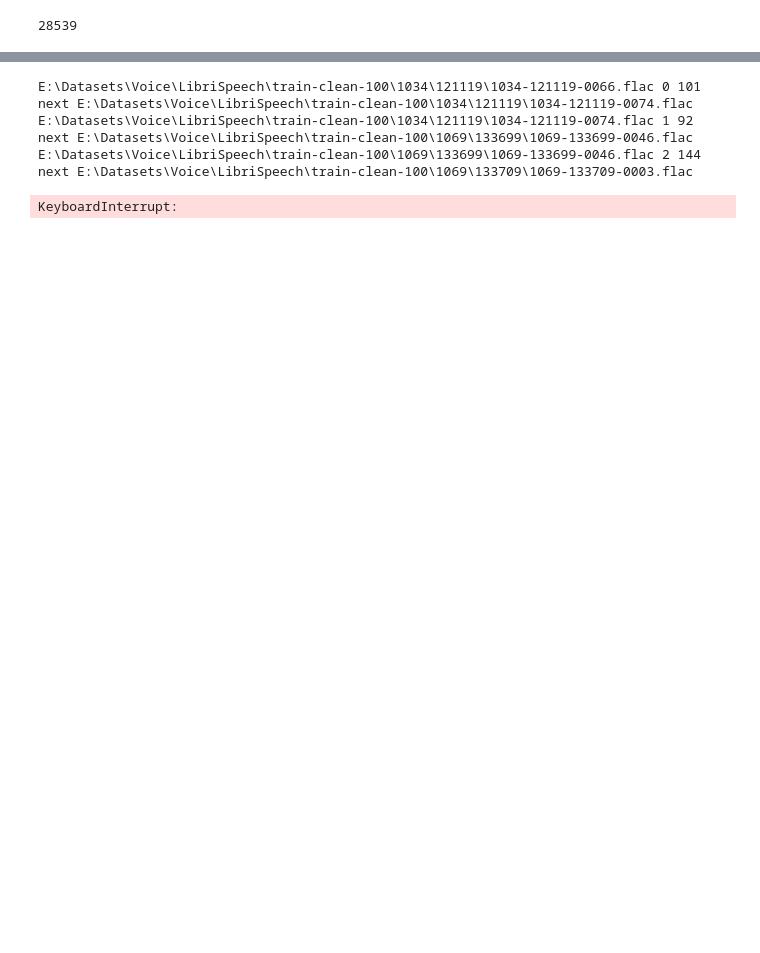
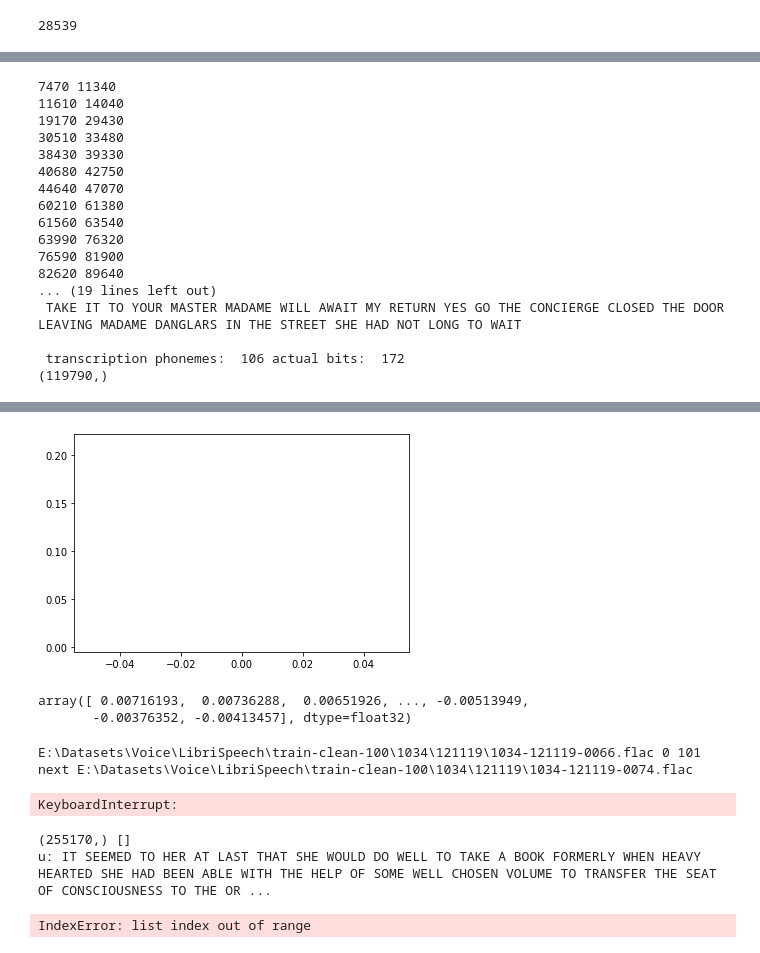
Before and after one commit to Majkil/Artefact, a Jupyter notebook: Model Training.ipynb, the cells around one changed output, grey strips where cells are left out. Cells and saved outputs as stored; diff of their text form; code cells hidden in the pictures; blank space fills up the shorter version.

```diff
--- a/Model Training.ipynb
+++ b/Model Training.ipynb
@@ -57,0 +121,40 @@ with open("exact.npy", 'rb') as f:
+# %%
+all_bits = []
+for segment in segments:
+    starting = segment[0]
+    ending = segment[1]
+    print(starting,ending)
+    sec_energy = librosa.feature.rms(np.abs(aud[segment[0]:segment[1]]), hop_length=hop_length)
+    plt.plot(sec_energy)
+    segment_boundaries = Split3(aud[starting:ending], hop_length=hl)
+
+    for bit in segment_boundaries:
+        x1 = starting + bit[0]
+        x2 = starting + bit[1]
+        b = (x1, x2)
+        all_bits.append(b)
+#all_bits = Split3(aud, hop_length=hl)
+#print(all_bits ,"\n",segments,
+print("\n", transcription)
+print("\n transcription phonemes: ", len(phonemes), "actual bits: ", len(all_bits) )
+trimmed = clip_from_segments(aud, all_bits)
+ipd.Audio(trimmed, rate=sr)
+#ipd.Audio(aud[segment[0]:segment[1]], rate=sr)
+# %% [output]
+7470 11340
+11610 14040
+19170 29430
+30510 33480
+38430 39330
+40680 42750
+44640 47070
+60210 61380
+61560 63540
+63990 76320
+76590 81900
+82620 89640
+... (19 lines left out)
+ TAKE IT TO YOUR MASTER MADAME WILL AWAIT MY RETURN YES GO THE CONCIERGE CLOSED THE DOOR LEAVING MADAME DANGLARS IN THE STREET SHE HAD NOT LONG TO WAIT
+
+ transcription phonemes:  106 actual bits:  172
+(119790,)
@@ -58,5 +162,9 @@ with open("exact.npy", 'rb') as f:
+[figure, added]
 # %%
-phoneme_sections=[]
+aud[7650:11340]
+# %% [output]
+array([ 0.00716193,  0.00736288,  0.00651926, ..., -0.00513949,
+       -0.00376352, -0.00413457], dtype=float32)
 # %%
 counter = 0
 x= exact[counter]
@@ -65,24 +173,21 @@ while len(phoneme_sections) ==0:
     phonemes = all_phones_to_array(transcription)
     #scan for parameters
     print(x ,counter ,  len(phonemes))
-    phoneme_sections, sr = process_clip(x, len(phonemes))
+    voiced , phoneme_sections, sr = process_clip(x, len(phonemes))
     counter +=1
     x= exact[counter]
     print("next",x)
 # %% [output]
 E:\Datasets\Voice\LibriSpeech\train-clean-100\1034\121119\1034-121119-0066.flac 0 101
 next E:\Datasets\Voice\LibriSpeech\train-clean-100\1034\121119\1034-121119-0074.flac
-E:\Datasets\Voice\LibriSpeech\train-clean-100\1034\121119\1034-121119-0074.flac 1 92
-next E:\Datasets\Voice\LibriSpeech\train-clean-100\1069\133699\1069-133699-0046.flac
-E:\Datasets\Voice\LibriSpeech\train-clean-100\1069\133699\1069-133699-0046.flac 2 144
-next E:\Datasets\Voice\LibriSpeech\train-clean-100\1069\133709\1069-133709-0003.flac
+KeyboardInterrupt:
 # %%
 counter = 2
 x= exact[counter]
 transcription = load_clip_transcription(x)
 phonemes = all_phones_to_array(transcription)
 #scan for parameters
-#phoneme_sections, sr = process_clip(x, len(phonemes))
+voiced, phoneme_sections, sr = process_clip(x, len(phonemes))
 len(phoneme_sections) , counter , x
 audio = librosa.load(x, sr)
 #phoneme_sections, sr = process_clip(x, len(phonemes))
@@ -96,7 +201,9 @@ ipd.Audio(audio[0][phoneme_sections[selection][0]-100:phoneme_sections[selection
 #phoneme_sections= []
 #len(audio[0]), sr , x , transcription , len(phonemes)
 # %% [output]
-KeyboardInterrupt:
+(255170,) []
+uː IT SEEMED TO HER AT LAST THAT SHE WOULD DO WELL TO TAKE A BOOK FORMERLY WHEN HEAVY HEARTED SHE HAD BEEN ABLE WITH THE HELP OF SOME WELL CHOSEN VOLUME TO TRANSFER THE SEAT OF CONSCIOUSNESS TO THE OR ...
+IndexError: list index out of range
 # %%
 #clip_address = known_clips[22]
 counter = 0
```
Also changed, not shown: parts of 12 cells of this notebook, 5 other files.
